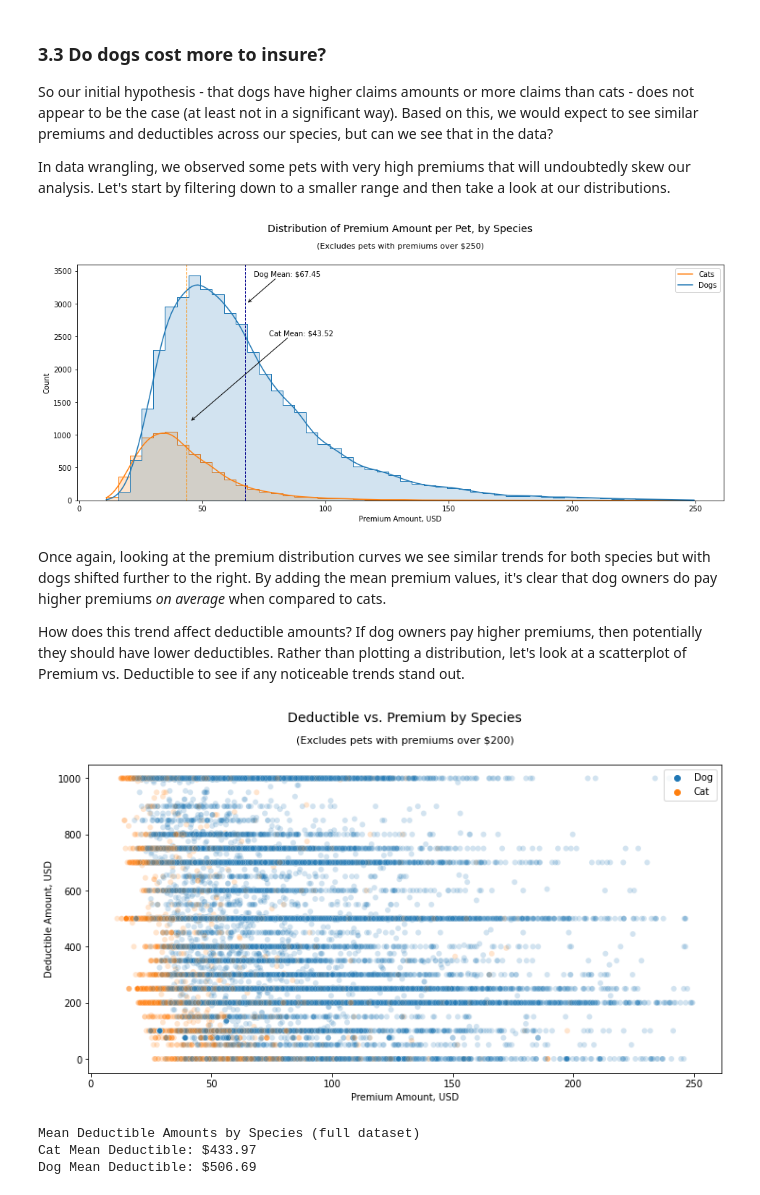
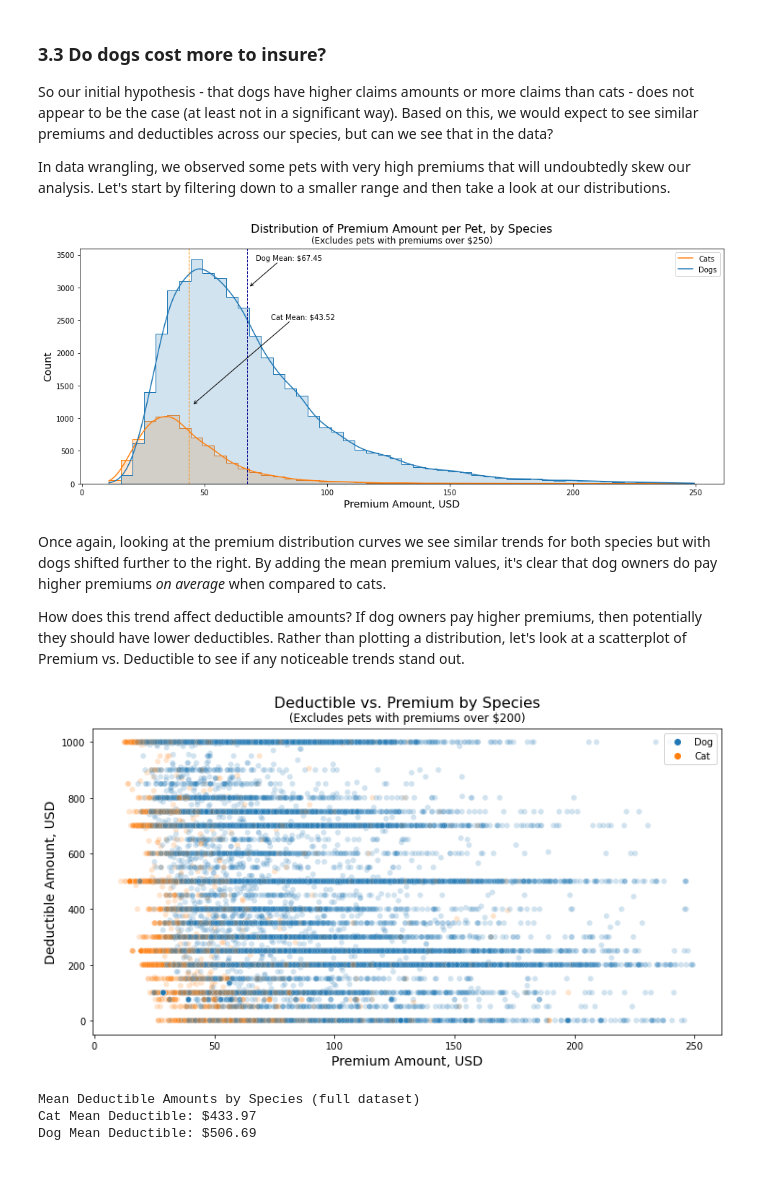
Before and after one commit to stevenrhart/predicting-claims, a Jupyter notebook: notebooks/02_predicting_Insurance_claims_eda.ipynb, the cells around one changed output. Drawn from its saved outputs; the diff is of its cells as text; code cells hidden in the pictures.

```diff
--- a/notebooks/02_predicting_Insurance_claims_eda.ipynb
+++ b/notebooks/02_predicting_Insurance_claims_eda.ipynb
@@ -189,32 +192,35 @@ In data wrangling, we observed some pets with very high premiums that will undou
 # %%
 # Filter out the outlier premiums
 prem_filter = df[df.Premium < 250][['Premium', 'Deductible', 'Species', 'AgeYr1']]
 dog_mean = prem_filter[prem_filter.Species == 'Dog']['Premium'].mean()
 cat_mean = prem_filter[prem_filter.Species == 'Cat']['Premium'].mean()
 
 # Create a histogram showing premium amounts by species
 fig, ax = plt.subplots(1, 1, figsize=(16, 6))
 sns.histplot(x="Premium", data=prem_filter, hue="Species", alpha=0.2,
-             element='step', bins=50, kde=True).set(title="", xlabel="Premium Amount, USD")
+             element='step', bins=50, kde=True)
 
 # Plot mean premium amount for dogs and cats
 plt.axvline(cat_mean, color='darkorange', linestyle='dashed', linewidth=1)
 min_ylim, max_ylim = plt.ylim()
 plt.text(cat_mean*1.77, max_ylim*0.7, 'Cat Mean: ${:.2f}'.format(cat_mean))
 ax.annotate("", xy=(45, 1200), xytext=(85, 2490), arrowprops=dict(arrowstyle="->"))
 
 plt.axvline(dog_mean, color='darkblue', linestyle='dashed', linewidth=1)
 min_ylim, max_ylim = plt.ylim()
 plt.text(dog_mean*1.05, max_ylim*0.95, 'Dog Mean: ${:.2f}'.format(dog_mean))
 ax.annotate("", xy=(68, 3000), xytext=(80, 3390), arrowprops=dict(arrowstyle="->"))
 
-# Add title and display clot
-plt.title("Distribution of Premium Amount per Pet, by Species", y=1.12, fontsize=14)
-plt.suptitle("(Excludes pets with premiums over $250)", y=0.95, x=0.513, fontsize=11)
+# Add title and display plot
+plt.title("Distribution of Premium Amount per Pet, by Species", y=1.05, fontsize=16)
+plt.suptitle("(Excludes pets with premiums over $250)", y=0.92, x=0.513, fontsize=12)
+plt.xlabel("Premium Amount, USD", fontsize=14)
+plt.ylabel("Count", fontsize=14)
 plt.legend(labels=(['Cats', 'Dogs']), loc='upper right')
+plt.savefig('../figures/Premium-by-Species.png')
 plt.show()
 # %% [output]
-[figure, old version]
+[figure, new version]
 # %% [markdown]
 Once again, looking at the premium distribution curves we see similar trends for both species but with dogs shifted further to the right. By adding the mean premium values, it's clear that dog owners do pay higher premiums *on average* when compared to cats.
 
@@ -223,15 +229,17 @@ How does this trend affect deductible amounts? If dog owners pay higher premiums
 # Create a scatterplot showing deductible vs premium amounts by species
 fig, ax = plt.subplots(1, 1, figsize=(12, 6))
 sns.scatterplot(y="Deductible", x="Premium", data=prem_filter, hue="Species",
-                alpha=0.2).set(title="", ylabel="Deductible Amount, USD", xlabel="Premium Amount, USD")
+                alpha=0.2)
 
 # Add title and display plot
-plt.title("Deductible vs. Premium by Species", y=1.12, fontsize=14)
-plt.suptitle("(Excludes pets with premiums over $200)", y=0.95, x=0.513, fontsize=11)
+plt.title("Deductible vs. Premium by Species", y=1.05, fontsize=16)
+plt.suptitle("(Excludes pets with premiums over $200)", y=0.92, x=0.513, fontsize=12)
+plt.xlabel("Premium Amount, USD", fontsize=14)
+plt.ylabel("Deductible Amount, USD", fontsize=14)
 plt.legend(loc='upper right')
 plt.show()
 # %% [output]
-[figure, old version]
+[figure, new version]
 # %%
 # Display the mean deductible per species
 dog_mean = df[df.Species == 'Dog']['Deductible'].mean()
```
Also changed, not shown: parts of 2 cells of this notebook, 2 other files.
